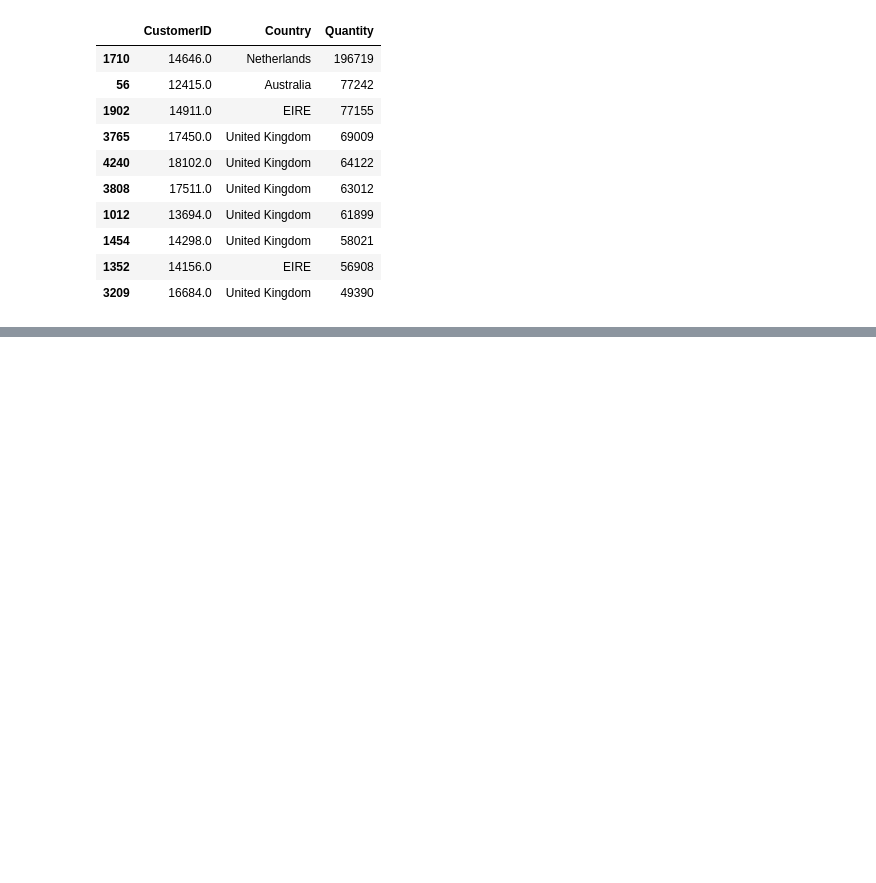
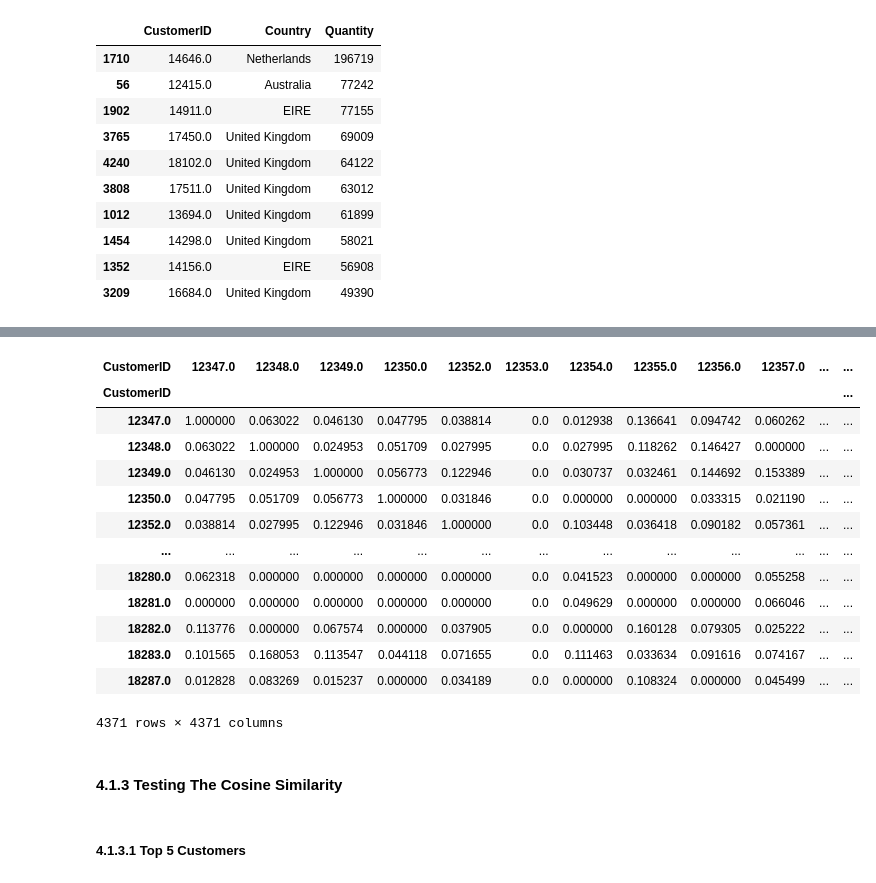
Before and after one commit to Azegele/Phase-4-Project, a Jupyter notebook: Ecommerce Data Set.ipynb, the cells around one changed output, grey strips where cells are left out. Drawn from its saved outputs; the diff is of its cells as text; code cells hidden in the pictures; blank space fills up the shorter version.

```diff
--- a/Ecommerce Data Set.ipynb
+++ b/Ecommerce Data Set.ipynb
@@ -633,8 +652,11 @@ orders.head(10)
 # %%
+#creating customer matrix of items for the client
 customer_item_matrix = df.pivot_table(
     index='CustomerID',
-    columns='StockCode',
+    columns='Description',
     values='Quantity',
     aggfunc='sum'
 )
+
+customer_item_matrix
 # %% [output]
@@ -642,0 +677,5 @@ Error:
+# %%
+# changing the customer_item_matrix to '0''and '1'
+customer_item_matrix = customer_item_matrix.applymap(lambda x: 1 if x > 0 else 0)
+
+customer_item_matrix
@@ -642,0 +699,10 @@ Error:
+# %%
+#use the customer_item_matrix to calculate the cosine between the customers
+user_user_sim_matrix = pd.DataFrame(
+    cosine_similarity(customer_item_matrix)
+)
+# %%
+#change the user_user_matrix index to match the cutomer Index
+user_user_sim_matrix.columns = customer_item_matrix.index
+
+user_user_sim_matrix
@@ -642,0 +723,24 @@ Error:
+# %%
+#changing the data index to CustomerID
+user_user_sim_matrix['CustomerID'] = customer_item_matrix.index
+user_user_sim_matrix = user_user_sim_matrix.set_index('CustomerID')
+user_user_sim_matrix
+# %% [output]
+| CustomerID | 12347.0 | 12348.0 | 12349.0 | 12350.0 | 12352.0 | 12353.0 | 12354.0 | 12355.0 | 12356.0 | 12357.0 | ... | ... |
+| CustomerID |  |  |  |  |  |  |  |  |  |  |  | ... |
+| 12347.0 | 1.000000 | 0.063022 | 0.046130 | 0.047795 | 0.038814 | 0.0 | 0.012938 | 0.136641 | 0.094742 | 0.060262 | ... | ... |
+| 12348.0 | 0.063022 | 1.000000 | 0.024953 | 0.051709 | 0.027995 | 0.0 | 0.027995 | 0.118262 | 0.146427 | 0.000000 | ... | ... |
+| 12349.0 | 0.046130 | 0.024953 | 1.000000 | 0.056773 | 0.122946 | 0.0 | 0.030737 | 0.032461 | 0.144692 | 0.153389 | ... | ... |
+| 12350.0 | 0.047795 | 0.051709 | 0.056773 | 1.000000 | 0.031846 | 0.0 | 0.000000 | 0.000000 | 0.033315 | 0.021190 | ... | ... |
+| 12352.0 | 0.038814 | 0.027995 | 0.122946 | 0.031846 | 1.000000 | 0.0 | 0.103448 | 0.036418 | 0.090182 | 0.057361 | ... | ... |
+| ... | ... | ... | ... | ... | ... | ... | ... | ... | ... | ... | ... | ... |
+| 18280.0 | 0.062318 | 0.000000 | 0.000000 | 0.000000 | 0.000000 | 0.0 | 0.041523 | 0.000000 | 0.000000 | 0.055258 | ... | ... |
+| 18281.0 | 0.000000 | 0.000000 | 0.000000 | 0.000000 | 0.000000 | 0.0 | 0.049629 | 0.000000 | 0.000000 | 0.066046 | ... | ... |
+| 18282.0 | 0.113776 | 0.000000 | 0.067574 | 0.000000 | 0.037905 | 0.0 | 0.000000 | 0.160128 | 0.079305 | 0.025222 | ... | ... |
+| 18283.0 | 0.101565 | 0.168053 | 0.113547 | 0.044118 | 0.071655 | 0.0 | 0.111463 | 0.033634 | 0.091616 | 0.074167 | ... | ... |
+| 18287.0 | 0.012828 | 0.083269 | 0.015237 | 0.000000 | 0.034189 | 0.0 | 0.000000 | 0.108324 | 0.000000 | 0.045499 | ... | ... |
+4371 rows × 4371 columns
+# %% [markdown]
+#### 4.1.3 Testing The Cosine Similarity
+# %% [markdown]
+##### 4.1.3.1 Top 5 Customers
```
Also changed, not shown: parts of 63 cells of this notebook.
